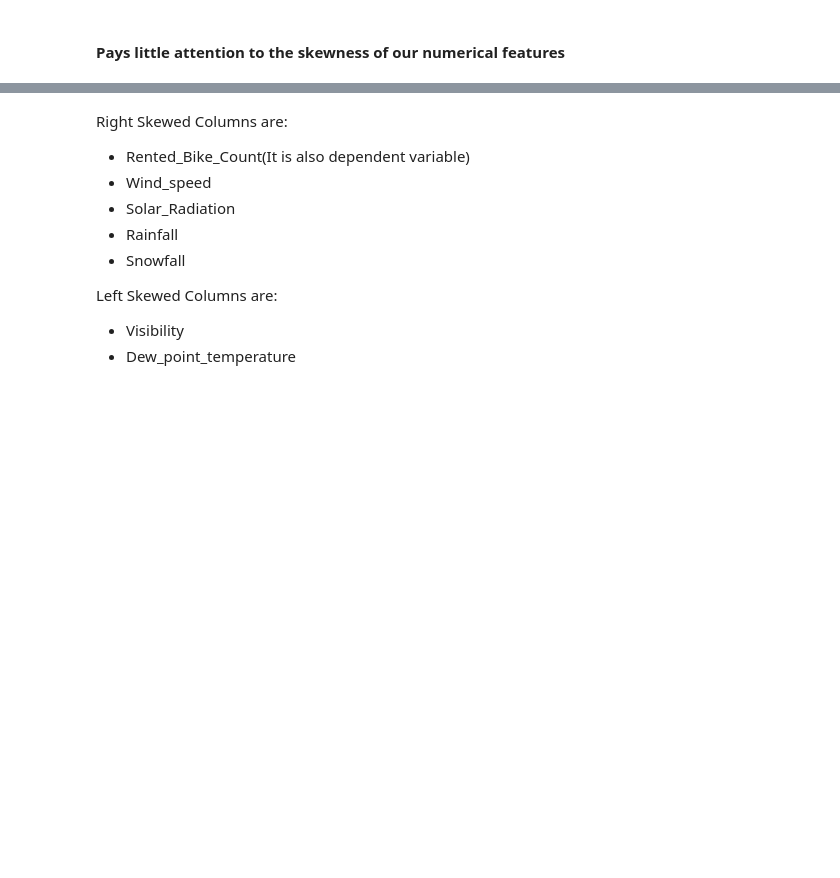
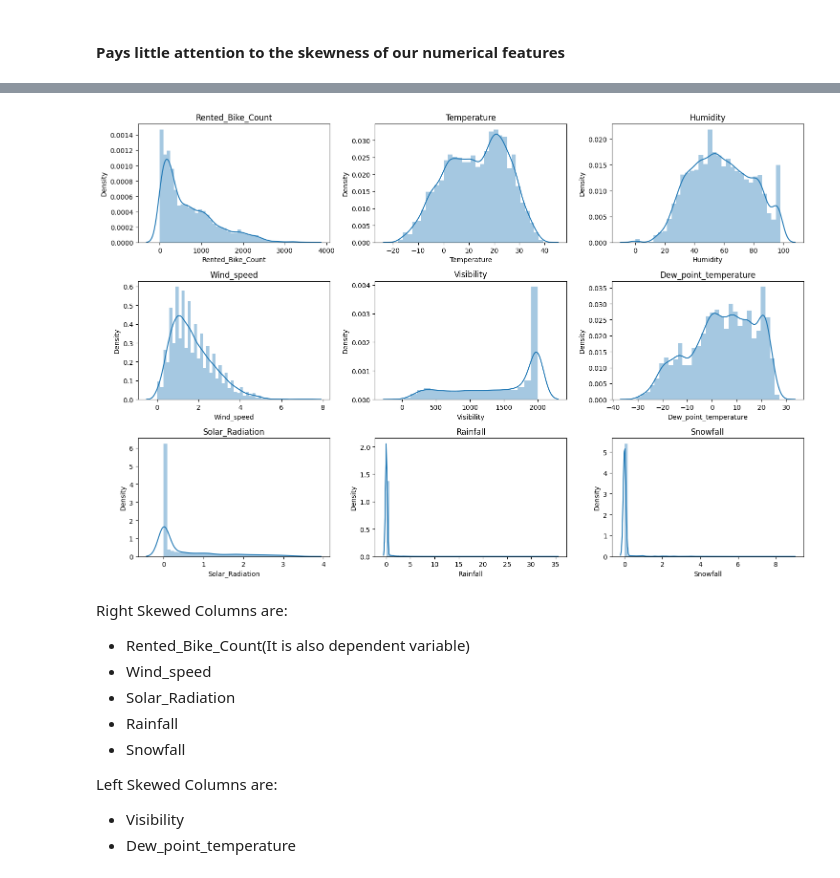
Before and after one commit to Dharitri-2022ds/ML-Capstone, a Jupyter notebook: Almabetter_Module_6_capstone_ML_project_.ipynb, the cells around one changed output, grey strips where cells are left out. Saved outputs shown, nothing was run; the diff lists cells and outputs as text; code cells hidden in the pictures; blank space fills up the shorter version.

```diff
--- a/Almabetter_Module_6_capstone_ML_project_.ipynb
+++ b/Almabetter_Module_6_capstone_ML_project_.ipynb
@@ -463,5 +613,5 @@ What is Numerical Data?
 #### Pays little attention to the skewness of our numerical features
 # %%
 # separate numerical features from the dataframe
-numerical_features = bike_df.select_dtypes(include=['int64', 'float64'])
+numerical_features = bike_df.select_dtypes(exclude=['object','category'])
 numerical_features
@@ -468,15 +632,15 @@ numerical_features
 # %%
 # printing displots to analyze the distribution of all numerical features
-fig, ax = plt.subplots(nrows=3, ncols=3, figsize=(15, 10))
-index = 0
-ax = ax.flatten()
-
-for col, value in numerical_features.items():
-    sns.distplot(value, ax=ax[index])
-    index += 1
-
-plt.title(index)
-plt.tight_layout(pad=0.5, w_pad=0.7, h_pad=5.0)
+n=1
+plt.figure(figsize=(15,10))
+for i in numerical_features.columns: # Use the DataFrame 'numerical_features' instead of 'numeric_features
+  plt.subplot(3,3,n)
+  n=n+1
+  sns.distplot(bike_df[i])
+  plt.title(i)
+  plt.tight_layout()
+# %% [output]
+[figure, added]
 # %% [markdown]
 Right Skewed Columns are:
 - Rented_Bike_Count(It is also dependent variable)
```
Also changed, not shown: parts of 223 cells of this notebook.
